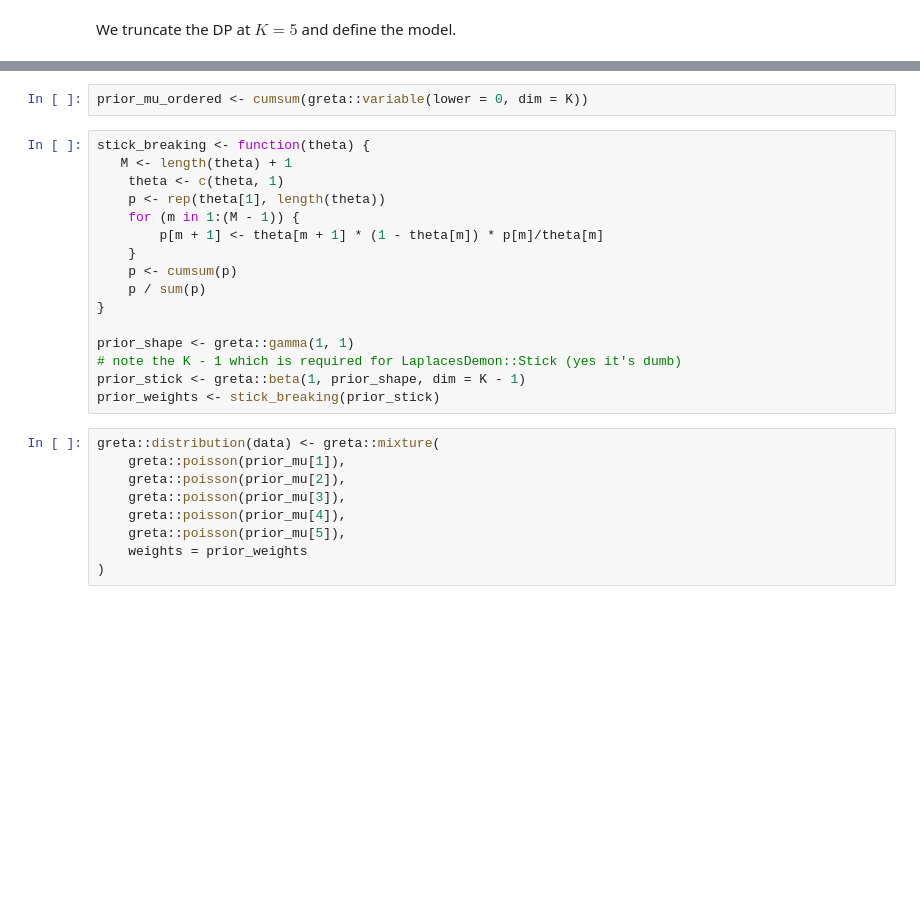
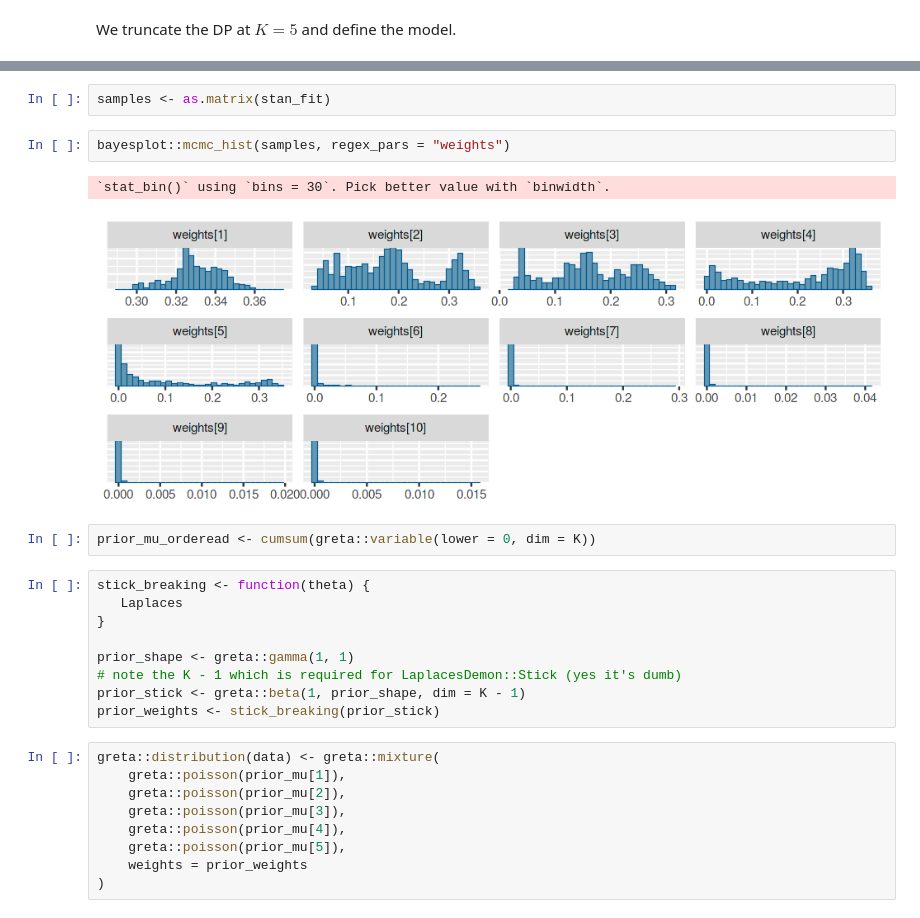
Before and after one commit to dirmeier/etudes, a Jupyter notebook: truncated_stick_breaking_in_greta.ipynb, the cells around one changed output, grey strips where cells are left out. Saved outputs shown, nothing was run; the diff lists cells and outputs as text; blank space fills up the shorter version.

Commit message:
Adds stan example

```diff
--- a/truncated_stick_breaking_in_greta.ipynb
+++ b/truncated_stick_breaking_in_greta.ipynb
@@ -48,15 +101,15 @@ K <- 5
+# %%
+samples <- as.matrix(stan_fit)
+# %%
+bayesplot::mcmc_hist(samples, regex_pars = "weights")
+# %% [output]
+`stat_bin()` using `bins = 30`. Pick better value with `binwidth`.
+[figure, added]
 # %%
-prior_mu_ordered <- cumsum(greta::variable(lower = 0, dim = K))
+prior_mu_orderead <- cumsum(greta::variable(lower = 0, dim = K))
 # %%
 stick_breaking <- function(theta) {
-   M <- length(theta) + 1
-    theta <- c(theta, 1)
-    p <- rep(theta[1], length(theta))
-    for (m in 1:(M - 1)) {
-        p[m + 1] <- theta[m + 1] * (1 - theta[m]) * p[m]/theta[m]
-    }
-    p <- cumsum(p)
-    p / sum(p)
+   Laplaces
 }
 
 prior_shape <- greta::gamma(1, 1)
```
Also changed, not shown: parts of 8 cells of this notebook, 1 other file.
